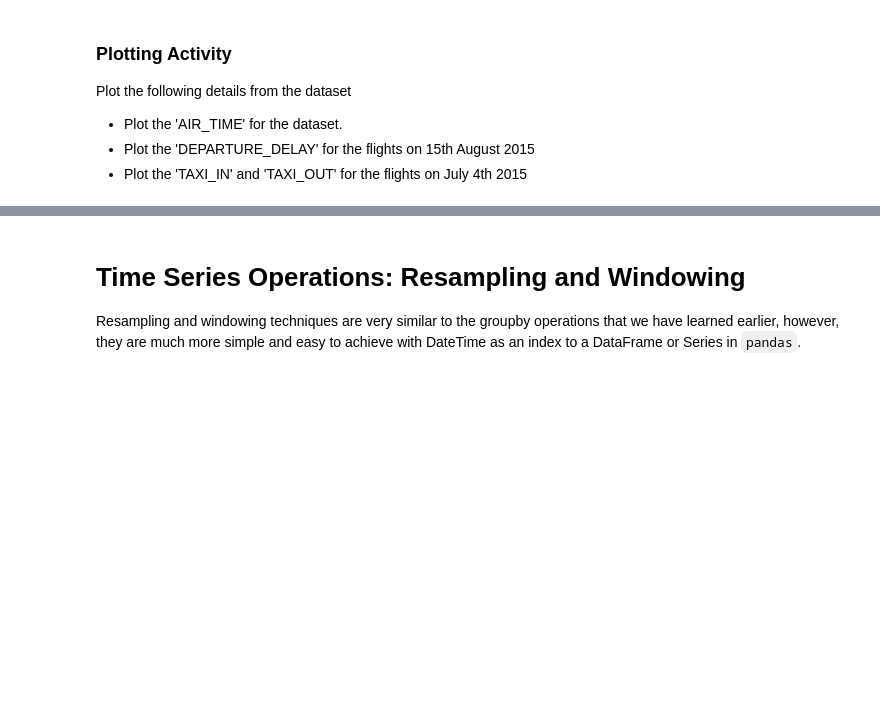
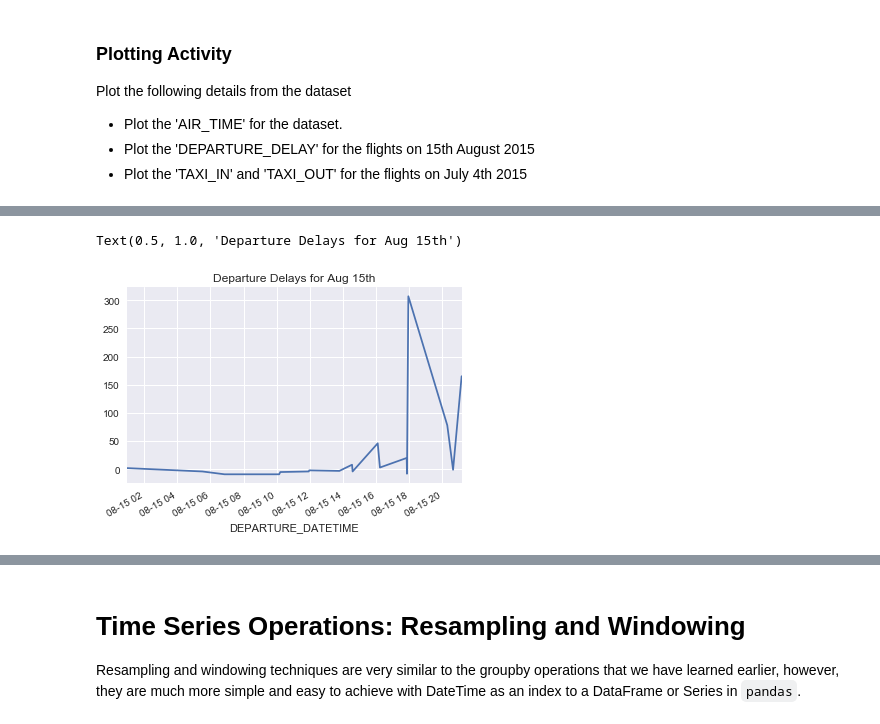
Before and after one commit to jarp/ITAO-30210-SP21, a Jupyter notebook: Class_24_Python_TimeSeries.ipynb, the cells around one changed output, grey strips where cells are left out. Saved outputs shown, nothing was run; the diff lists cells and outputs as text; code cells hidden in the pictures; blank space fills up the shorter version.

```diff
--- a/Class_24_Python_TimeSeries.ipynb
+++ b/Class_24_Python_TimeSeries.ipynb
@@ -308,0 +553,7 @@ Plot the following details from the dataset
+# %%
+fig,ax = plt.subplots()
+flights.loc['15th August 2015']['DEPARTURE_DELAY'].plot(ax=ax)
+ax.set_title("Departure Delays for Aug 15th")
+# %% [output]
+Text(0.5, 1.0, 'Departure Delays for Aug 15th')
+[figure, added]
```
Also changed, not shown: parts of 55 cells of this notebook, 1 other file.
